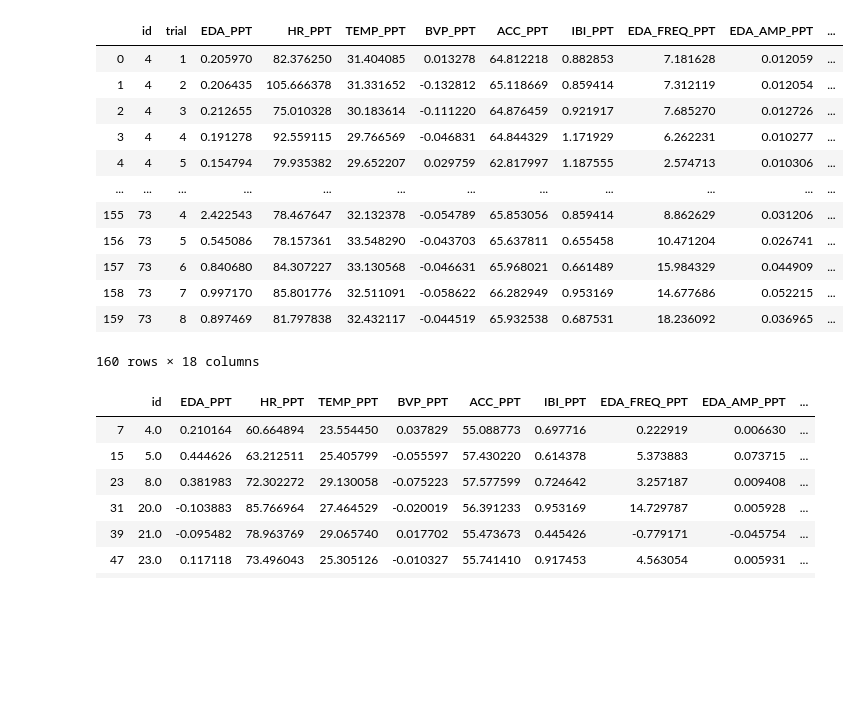
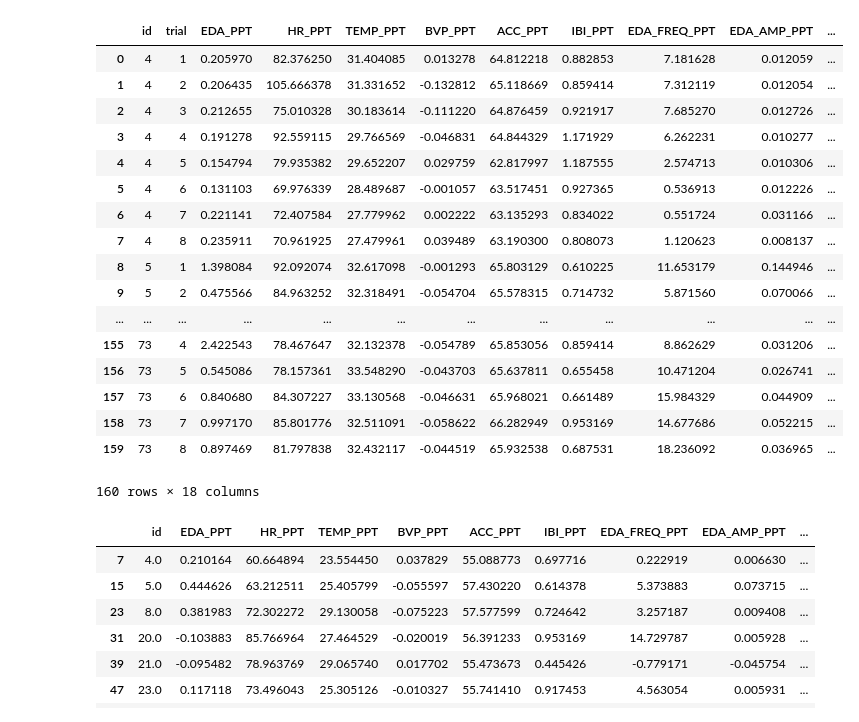
Before and after one commit to mx60s/HUBBS-Lab, a Jupyter notebook: LinReg for BFNE.ipynb, the cells around one changed output. Drawn from its saved outputs; the diff is of its cells as text; code cells hidden in the pictures; blank space fills up the shorter version.

```diff
--- a/LinReg for BFNE.ipynb
+++ b/LinReg for BFNE.ipynb
@@ -3,38 +3,44 @@ import pandas as pd
 import numpy as np
 import math
 
-DATA_PATH = "/Users/mvonebers/HUBBS-Lab/data/"
+#DATA_PATH = "/Users/mvonebers/HUBBS-Lab/data/"
+DATA_PATH = "/home/maggie/HUBBS-Lab/data/"
 
 e4_data = pd.read_excel(DATA_PATH + "E4_TEST.xlsx")
 
 e4_data.insert(0, "person", [0] * e4_data.shape[0])
 e4_data.insert(1, "trial", [0] * e4_data.shape[0])
 
 for i, row in e4_data.iterrows():
     e4_data.at[i, "person"] = int(e4_data.at[i, "id"][7:])
     e4_data.at[i, "trial"] = int(e4_data.at[i, "id"][5])
 
 e4_data = e4_data.drop(columns=['id'])
 e4_data = e4_data.rename(columns={"person": "id"})
 
 change_data = pd.read_excel(DATA_PATH + "normalized_change.xlsx")
 
 e4_data_results = pd.merge(e4_data, change_data, on='id')
 e4_data_results
 
 ids = set()
 for i in range(e4_data.shape[0]):
     ids.add(e4_data.iloc[i, 0])
 
 #print(len(ids))
 e4_data_results
 # %% [output]
 |  | id | trial | EDA_PPT | HR_PPT | TEMP_PPT | BVP_PPT | ACC_PPT | IBI_PPT | EDA_FREQ_PPT | EDA_AMP_PPT | ... |
 | 0 | 4 | 1 | 0.205970 | 82.376250 | 31.404085 | 0.013278 | 64.812218 | 0.882853 | 7.181628 | 0.012059 | ... |
 | 1 | 4 | 2 | 0.206435 | 105.666378 | 31.331652 | -0.132812 | 65.118669 | 0.859414 | 7.312119 | 0.012054 | ... |
 | 2 | 4 | 3 | 0.212655 | 75.010328 | 30.183614 | -0.111220 | 64.876459 | 0.921917 | 7.685270 | 0.012726 | ... |
 | 3 | 4 | 4 | 0.191278 | 92.559115 | 29.766569 | -0.046831 | 64.844329 | 1.171929 | 6.262231 | 0.010277 | ... |
 | 4 | 4 | 5 | 0.154794 | 79.935382 | 29.652207 | 0.029759 | 62.817997 | 1.187555 | 2.574713 | 0.010306 | ... |
+| 5 | 4 | 6 | 0.131103 | 69.976339 | 28.489687 | -0.001057 | 63.517451 | 0.927365 | 0.536913 | 0.012226 | ... |
+| 6 | 4 | 7 | 0.221141 | 72.407584 | 27.779962 | 0.002222 | 63.135293 | 0.834022 | 0.551724 | 0.031166 | ... |
+| 7 | 4 | 8 | 0.235911 | 70.961925 | 27.479961 | 0.039489 | 63.190300 | 0.808073 | 1.120623 | 0.008137 | ... |
+| 8 | 5 | 1 | 1.398084 | 92.092074 | 32.617098 | -0.001293 | 65.803129 | 0.610225 | 11.653179 | 0.144946 | ... |
+| 9 | 5 | 2 | 0.475566 | 84.963252 | 32.318491 | -0.054704 | 65.578315 | 0.714732 | 5.871560 | 0.070066 | ... |
 | ... | ... | ... | ... | ... | ... | ... | ... | ... | ... | ... | ... |
 | 155 | 73 | 4 | 2.422543 | 78.467647 | 32.132378 | -0.054789 | 65.853056 | 0.859414 | 8.862629 | 0.031206 | ... |
 | 156 | 73 | 5 | 0.545086 | 78.157361 | 33.548290 | -0.043703 | 65.637811 | 0.655458 | 10.471204 | 0.026741 | ... |
```
Also changed, not shown: parts of 7 cells of this notebook.
